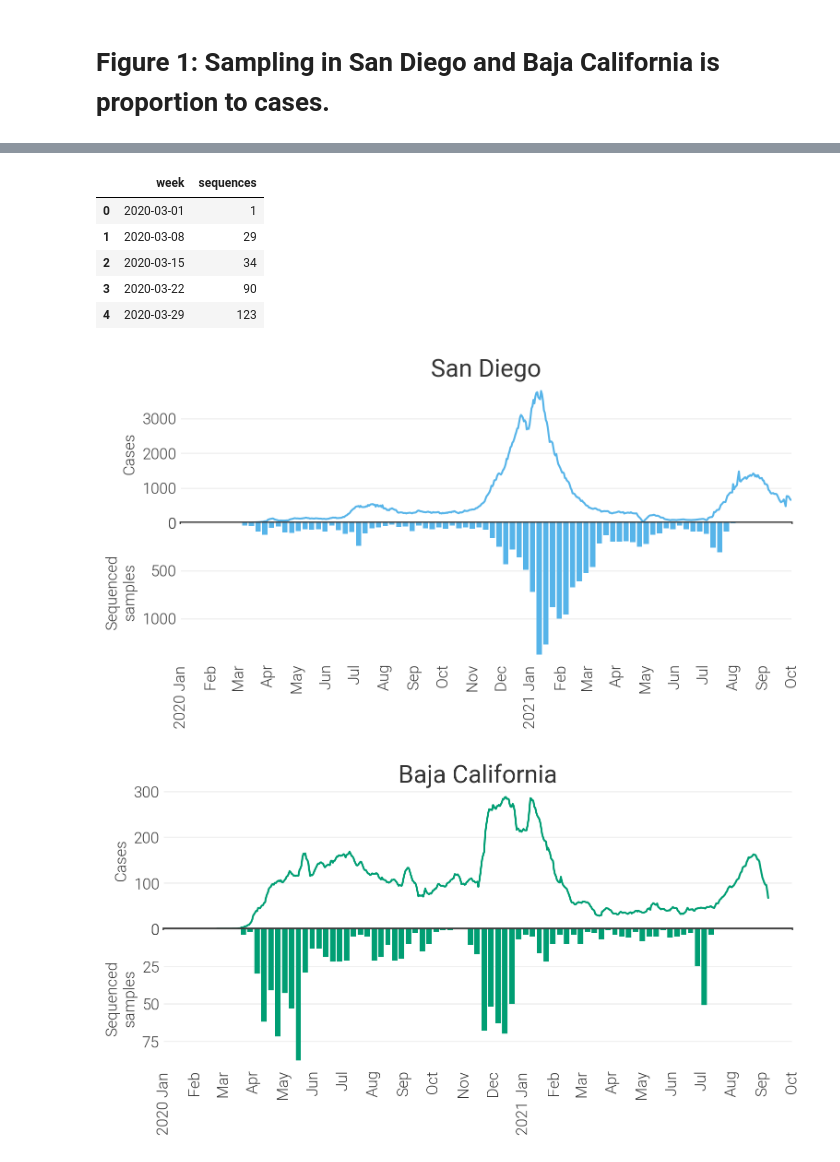
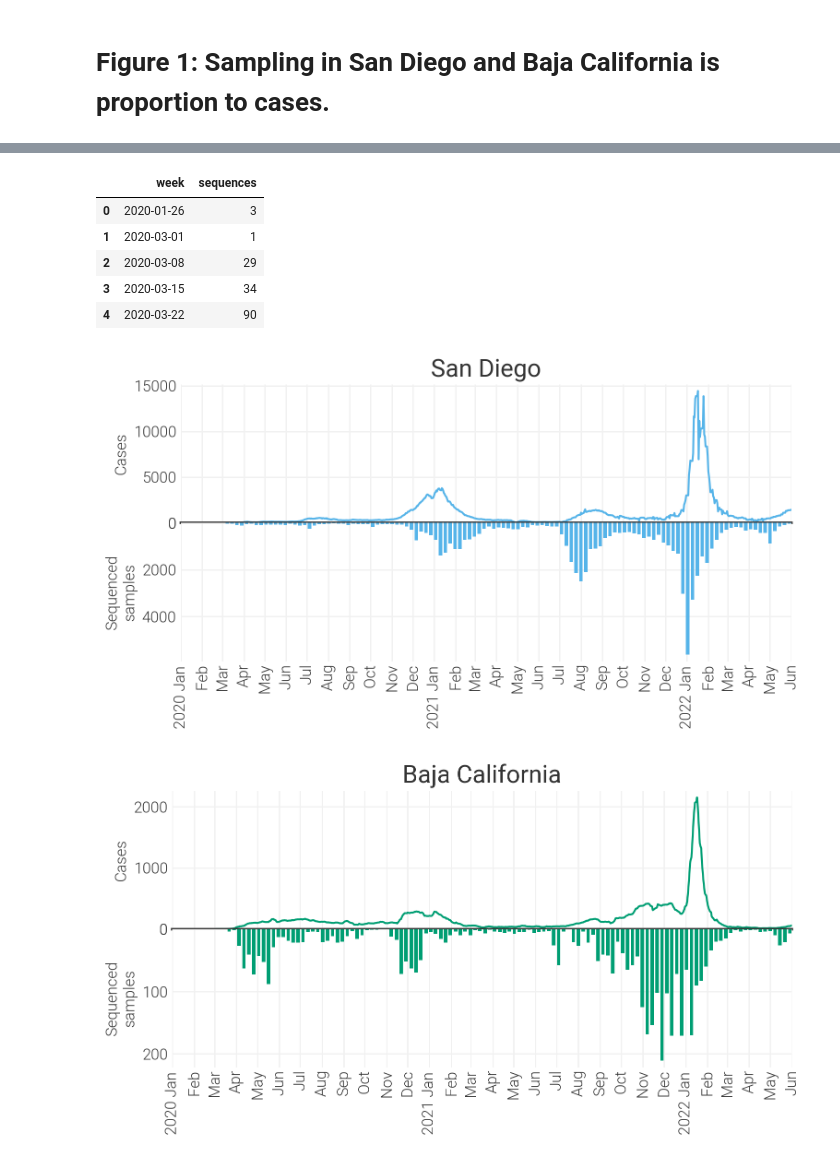
Before and after one commit to andersen-lab/project_2023_SARS-CoV-2_Connectivity, a Jupyter notebook: analyses/figure1_sampling-per-case.ipynb, the cells around one changed output, grey strips where cells are left out. Saved outputs shown, nothing was run; the diff lists cells and outputs as text; code cells hidden in the pictures.

Commit message:
Updated phylosor figures with latest data

```diff
--- a/analyses/figure1_sampling-per-case.ipynb
+++ b/analyses/figure1_sampling-per-case.ipynb
@@ -69,17 +69,17 @@ def get_location_sequences( entry ):
     return_df["week"] = pd.to_datetime(return_df["week"])
     return return_df
 
-md = pd.read_csv( "../data/metadata_filtered.tsv", sep="\t", usecols=["strain", "date_collected", "country", "division", "location"], parse_dates=["date_collected"] )
+md = pd.read_csv( "../data/gisaid_metadata.csv", usecols=["strain", "date_collected", "country", "division", "location"], parse_dates=["date_collected"] )
 sd_seqs = get_location_sequences( md.loc[(md["division"]=="California")&(md["location"].str.startswith( "San Diego"))])
 bc_seqs = get_location_sequences( md.loc[(md["division"]=="Baja California")] )
 sd_seqs.head()
 # %% [output]
 |  | week | sequences |
-| 0 | 2020-03-01 | 1 |
-| 1 | 2020-03-08 | 29 |
-| 2 | 2020-03-15 | 34 |
-| 3 | 2020-03-22 | 90 |
-| 4 | 2020-03-29 | 123 |
+| 0 | 2020-01-26 | 3 |
+| 1 | 2020-03-01 | 1 |
+| 2 | 2020-03-08 | 29 |
+| 3 | 2020-03-15 | 34 |
+| 4 | 2020-03-22 | 90 |
 # %%
 def plot_cases_sequences( axis, case_df, sequences, title, color ):
     def add_time_formatting( axis ):
@@ -89,48 +89,48 @@ def plot_cases_sequences( axis, case_df, sequences, title, color ):
         axis.tick_params( axis="x", bottom=False, which="both", labelbottom=True )
         axis.tick_params( axis="y", left=False, which="both", labelleft=True )
 
-    ax.plot( case_df["date"], case_df["cases"].rolling( 7 ).mean(), zorder=5, color=color, solid_capstyle="round" )
+    ax.plot( case_df["date"], case_df["cases"].rolling( 7 ).mean(), zorder=4, color=color, solid_capstyle="round" )
 
     divider = make_axes_locatable( ax )
     ax2 = divider.append_axes( "bottom", size="100%", pad=0, sharex=ax )
 
-    ax2.bar( x=sequences["week"], height=sequences["sequences"], width=5.5, zorder=5, color=color )
+    ax2.bar( x=sequences["week"], height=sequences["sequences"], width=5, zorder=5, color=color )
     ax2.invert_yaxis()
 
-    date_range = ( pd.to_datetime( "2020-01-01" ), pd.to_datetime( "2021-10-01") )
-    basic_formatting( ax, ylabel="Cases", xlims=date_range )
+    date_range = ( pd.to_datetime( "2020-01-01" ), pd.to_datetime( "2022-06-01") )
+    basic_formatting( ax, ylabel="Cases", which="both", xlims=date_range )
     timeseries_formatting( ax )
-    basic_formatting( ax2, ylabel="Sequenced\nsamples", spines=[], xlims=date_range )
+    basic_formatting( ax2, ylabel="Sequenced\nsamples", which="both", spines=[], xlims=date_range )
     timeseries_formatting( ax2 )
 
     #ax.set_ylabel( "Cases" )
     #ax2.set_ylabel( "Sequenced\nsamples" )
     ax.set_ylim( 0 )
     #add_time_formatting( ax )
     #add_time_formatting( ax2 )
     ax.spines["bottom"].set_visible(True)
     ax.spines["bottom"].set_color( COLOR )
     ax.spines["bottom"].set_linewidth( 2 )
     ax.spines["bottom"].set_zorder( 10 )
 #
     #ax2.xaxis.set_minor_locator( mdates.MonthLocator(interval=1) )
     #ax2.xaxis.set_minor_formatter( mdates.DateFormatter( '%b' ) )
     #ax2.xaxis.set_major_locator( mdates.YearLocator() )
     #ax2.xaxis.set_major_formatter( mdates.DateFormatter( '%Y %b' ) )
     #ax2.tick_params( axis="x", which="both", rotation=90 )
 #
     ax.tick_params( which="both", bottom=False, labelbottom=False )
     ax.set_title( title )
     #ax.set_xlim
 
 plt.figure( dpi=200, figsize=(8,4.5) )
 ax = plt.subplot()
 plot_cases_sequences( ax, cases.loc[cases["location"]=="San Diego County"], sd_seqs, "San Diego", color="#56B4E9" )
 plt.tight_layout()
 plt.savefig( "../analyses/plots/figure1_san-diego-sampling.pdf" )
 plt.show()
 # %% [output]
-[figure, old version]
+[figure, new version]
 # %%
 plt.figure( dpi=200, figsize=(8,4.5) )
 ax = plt.subplot()
@@ -139,4 +139,4 @@ plt.tight_layout()
 plt.savefig( "../analyses/plots/figure1_baja-california-sampling.pdf" )
 plt.show()
 # %% [output]
-[figure, old version]
+[figure, new version]
```
Also changed, not shown: parts of 2 cells of this notebook, 17 other files.
